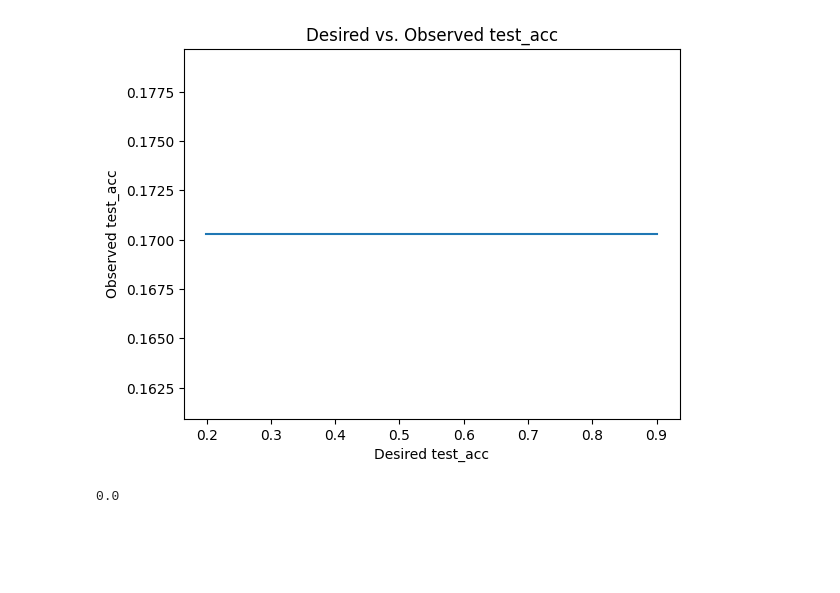
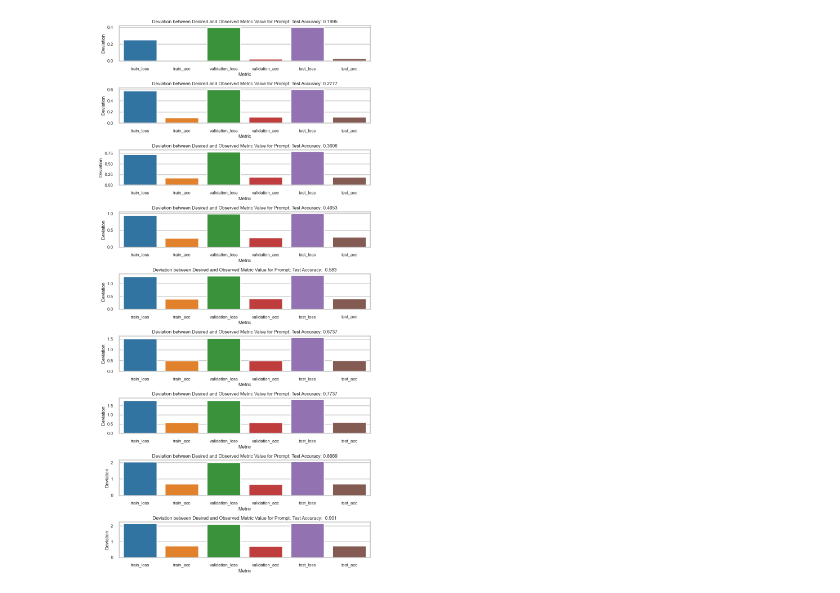
Before and after one commit to AlexanderLontke/weight-diffusion, a Jupyter notebook: notebooks/visualize_metrics.ipynb, the cells around one changed output. Cells and saved outputs as stored; diff of their text form; code cells hidden in the pictures; blank space fills up the shorter version.

Commit message:
Added more visualizations

```diff
--- a/notebooks/visualize_metrics.ipynb
+++ b/notebooks/visualize_metrics.ipynb
@@ -1,7 +1,12 @@
 # %%
 import matplotlib.pyplot as plt
 import seaborn as sns
+import pandas as pd
+import numpy as np
 from weight_diffusion.evaluation.util import load_logging_dict
+
+sns.set_style("whitegrid")
+sns.set_context("poster", font_scale=0.5)
 # %%
 logging_dict = load_logging_dict("../logs.json")
 PA_KEY = "prompt_alignment"
@@ -50,10 +97,30 @@ def plot_desired_vs_observed(logging_dict, metric_key:str = "test_acc", epoch:in
+# %%
+def plot_deviations_per_prompt(logging_dict):
+    fig, axs = plt.subplots(nrows=len(logging_dict.keys()), figsize=(10,20))
+    axs = axs.flatten()
+    metric_key = "Metric"
+    deviation_key = "Deviation"
+    for i, (k,v) in enumerate(logging_dict.items()):
+        ax = axs[i]
+        target = v["targets"]
+        observed = v["epoch_0"]
+        to_viz = {
+            metric_key: [],
+            deviation_key: []
+        }
+        for sk in target.keys():
+            to_viz[metric_key] += [sk]
+            to_viz[deviation_key] += [np.abs(target[sk] - observed[sk])]
+
+        ax.set_title(f"Deviation between Desired and Observed Metric Value for Prompt: {get_test_acc_from_prompt(k)}")
+        sns.barplot(
+            data=pd.DataFrame(to_viz),
+            x=metric_key,
+            y=deviation_key,
+            ax=ax
+        )
+        plt.tight_layout()
 # %%
-plot_desired_vs_observed(logging_dict=logging_dict)
+plot_deviations_per_prompt(logging_dict=logging_dict)
 # %% [output]
-[figure, old version]
+[figure, new version]
-# %%
-import numpy as np
-
-np.sum(np.abs(np.array(a) - (np.array(b))))
-# %% [output]
-0.0
```
Also changed, not shown: parts of 6 cells of this notebook.
